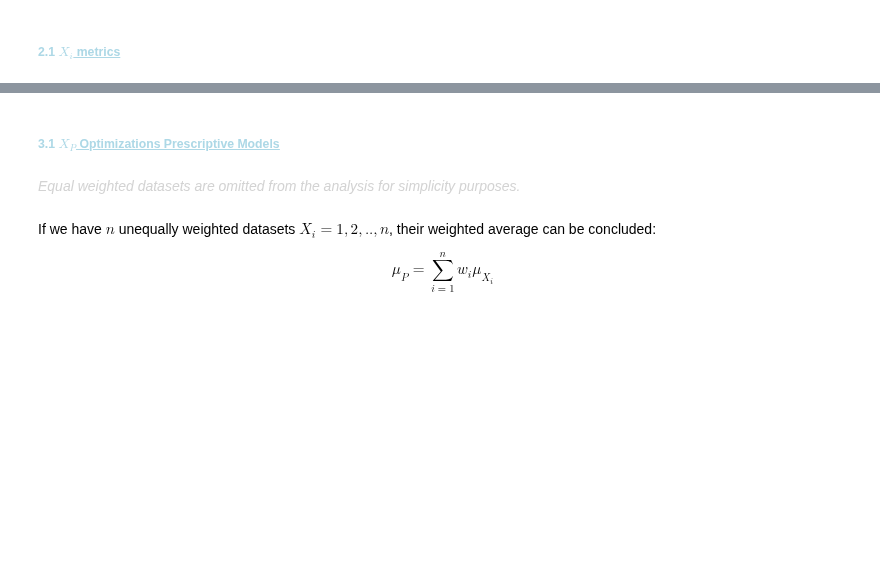
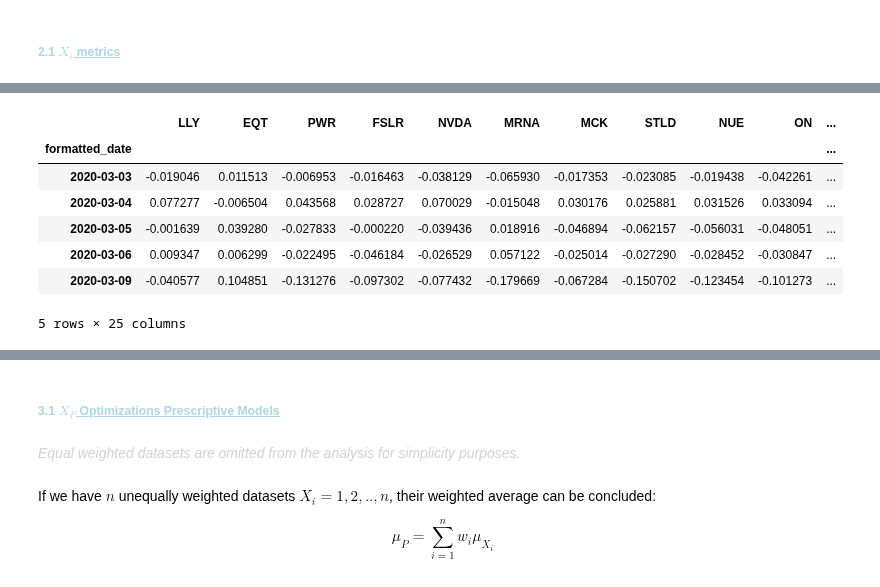
Before and after one commit to EMarquez7/Examen-de-Simulaci-n-2, a Jupyter notebook: Optimization.ipynb, the cells around one changed output, grey strips where cells are left out. Cells and saved outputs as stored; diff of their text form; code cells hidden in the pictures; blank space fills up the shorter version.

```diff
--- a/Optimization.ipynb
+++ b/Optimization.ipynb
@@ -238,0 +225,13 @@ Sortino30 = vs.selection_data(SP_Assets_r.loc["2020-03-02":today], 0.0169, "S&P5
+# %%
+test = (SP_Assets_r.loc["2020-03-02":today][Sortino25[2].index].pct_change()).iloc[1:, :].dropna(axis = 1)
+test.index = pd.to_datetime(test.index)
+test.head()
+# %% [output]
+|  | LLY | EQT | PWR | FSLR | NVDA | MRNA | MCK | STLD | NUE | ON | ... |
+| formatted_date |  |  |  |  |  |  |  |  |  |  | ... |
+| 2020-03-03 | -0.019046 | 0.011513 | -0.006953 | -0.016463 | -0.038129 | -0.065930 | -0.017353 | -0.023085 | -0.019438 | -0.042261 | ... |
+| 2020-03-04 | 0.077277 | -0.006504 | 0.043568 | 0.028727 | 0.070029 | -0.015048 | 0.030176 | 0.025881 | 0.031526 | 0.033094 | ... |
+| 2020-03-05 | -0.001639 | 0.039280 | -0.027833 | -0.000220 | -0.039436 | 0.018916 | -0.046894 | -0.062157 | -0.056031 | -0.048051 | ... |
+| 2020-03-06 | 0.009347 | 0.006299 | -0.022495 | -0.046184 | -0.026529 | 0.057122 | -0.025014 | -0.027290 | -0.028452 | -0.030847 | ... |
+| 2020-03-09 | -0.040577 | 0.104851 | -0.131276 | -0.097302 | -0.077432 | -0.179669 | -0.067284 | -0.150702 | -0.123454 | -0.101273 | ... |
+5 rows × 25 columns
```
Also changed, not shown: parts of 25 cells of this notebook, 3 other files.
